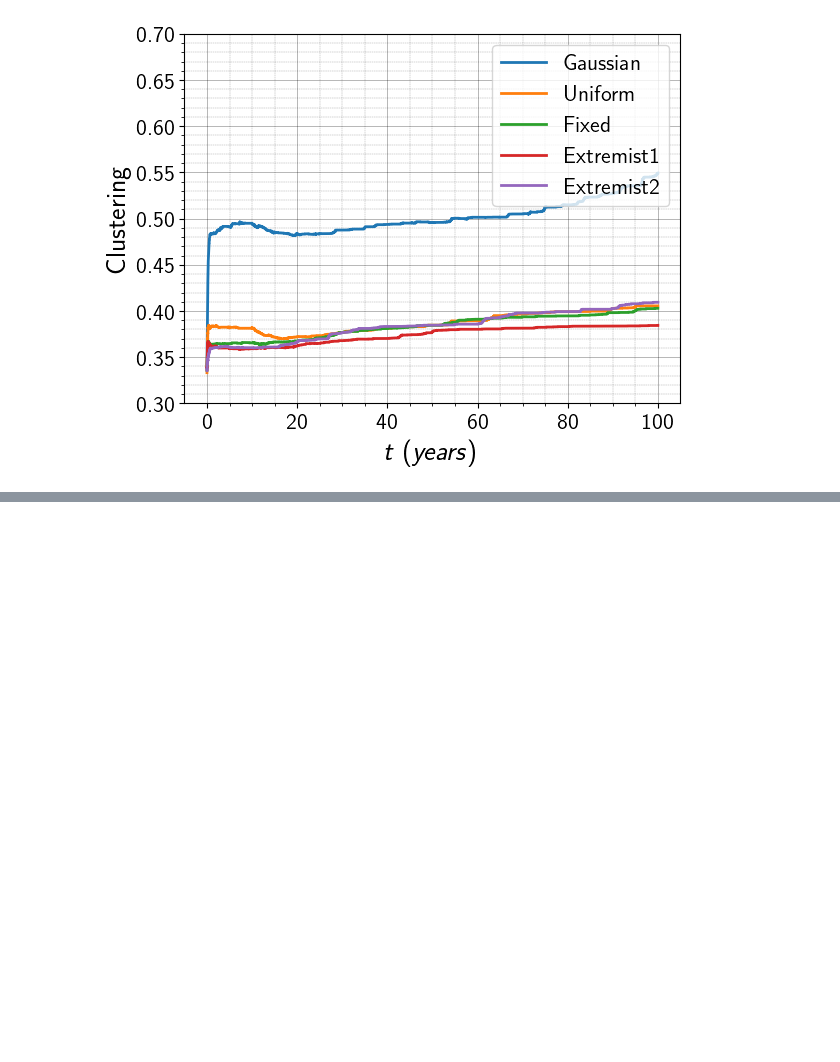
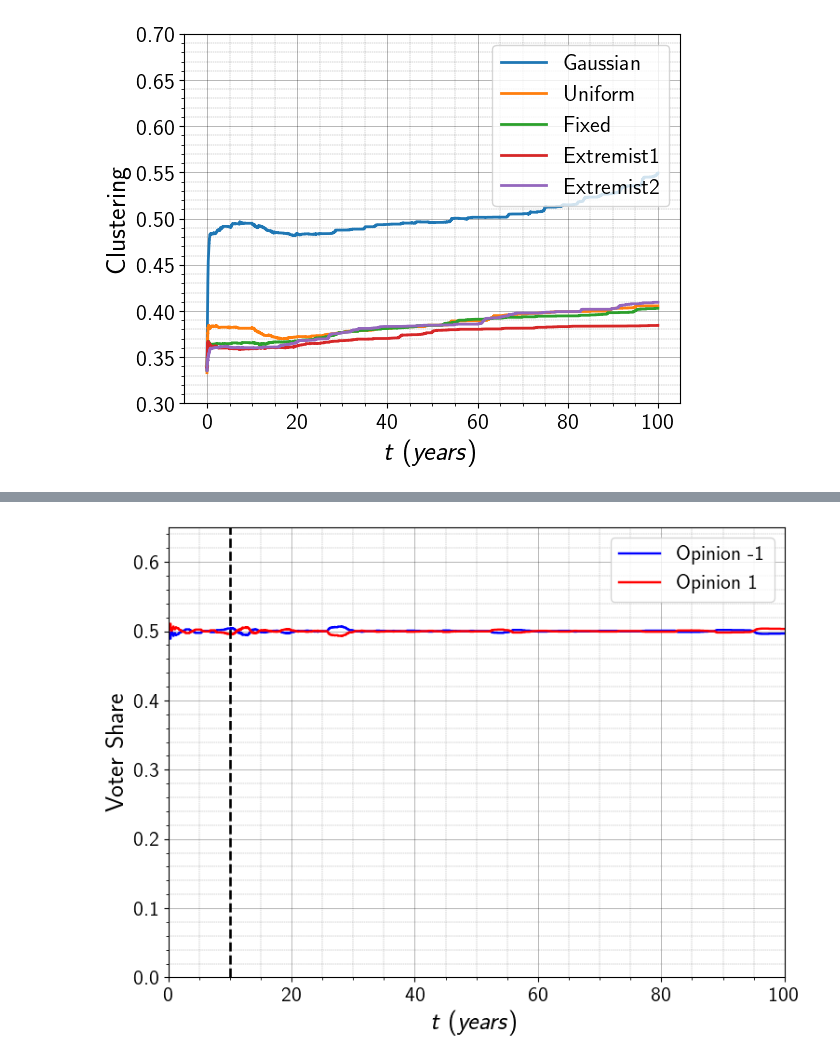
Before and after one commit to m-bur/complex_social_systems, a Jupyter notebook: illustration.ipynb, the cells around one changed output, grey strips where cells are left out. Saved outputs shown, nothing was run; the diff lists cells and outputs as text; code cells hidden in the pictures; blank space fills up the shorter version.

```diff
--- a/illustration.ipynb
+++ b/illustration.ipynb
@@ -182,16 +227,19 @@ plt.savefig("experiment_2/clustering.pdf",bbox_inches="tight")
 # %%
-df1 = pd.read_csv('illustration/consecutive_terms_1.txt', sep=';', header=None)
-df1.iloc[:,1] = df1.iloc[:,1] + 0.4
-df1.iloc[:, :] = df1.iloc[:, :].round()
-df1.iloc[:,0] = df1.iloc[:,0] // (7*4)
-df1 = df1.set_index(df1.columns[0])
-df1 = df1.groupby(df1.index).sum()
-df2 = pd.read_csv('illustration/consecutive_terms_2.txt',sep=';', header=None)
-df2.iloc[:, :] = df2.iloc[:, :].round()
-df2.iloc[:,0] = df2.iloc[:,0] // (7*4)
-df2 = df2.set_index(df2.columns[0])
-df2 = df2.groupby(df2.index).sum()
-df=pd.concat([df1, df2], axis=1).fillna(0)
+df = pd.read_csv('illustration/opinion_trend.txt',sep='\t')
+df = df[['-1','1']]
+df = df.div(df.sum(axis=1), axis=0)
+
+plt.rc('text', usetex=True)
+plt.rc('font', family='sans-serif')  # Use a serif font for LaTeX style
+plt.rc('text.latex', preamble=r'\usepackage{sfmath}')  # Use sans-serif math mode
+plt.rcParams.update({
+    'font.size': 18,  # General font size
+    'axes.titlesize': 20,  # Title font size
+    'axes.labelsize': 20,  # Label font size
+    'legend.fontsize': 16,  # Legend font size
+    'xtick.labelsize': 16,  # x-axis tick font size
+    'ytick.labelsize': 16   # y-axis tick font size
+})
 
 plt.figure(figsize=(8, 6))
 # Iterate over the columns (opinions) in the DataFrame
@@ -199,48 +247,34 @@ for column in df.columns:
     # Assign colors based on the opinion value
     if column == '-1':
         color = 'blue'
     elif column == '1':
         color = 'red'
     else:
         color = 'grey'
 
     # Plot the opinion share over time
     plt.plot(df.index * 5/365, df[column],
                  label=f"Opinion {column}", color=color, linewidth=1.75)
 
 plt.axvline(x=10, color='k', linestyle='--', linewidth=1.9)
 plt.xlim([0, 100])
 plt.ylim([0, 0.65])
 # Label the x-axis (time)
 plt.xlabel(r"$t \; (years)$")
 
 # Label the y-axis (opinion share)
 plt.ylabel(r"Voter Share")
 
 plt.grid()
 plt.minorticks_on()
 
 # Customize the grid
 plt.grid(which='major', color='black', linestyle='-', linewidth=0.5, alpha=0.4)  # Major grid
 plt.grid(which='minor', color='black', linestyle='--', linewidth=0.3, alpha=0.4)  # Minor grid
 # Display the legend
 plt.legend(loc='upper right')
 plt.tight_layout()
-plt.savefig('illustration/voter_share.png')
-
-# Plot the histogram
-plt.figure(figsize=(8, 6))
-plt.bar(df.index+0.2, df.iloc[:,0], width=0.4, color="red", label="Opinion 1", align="center", alpha=0.8)
-plt.bar(df.index-0.2, df.iloc[:,1], width=0.4, color="blue", label="Opinion -1", align="center", alpha=0.8)
-
-# Add titles and labels
-plt.xticks(ticks=range(int(df.index.min()), int(df.index.max())+1))
-plt.yticks(ticks=range(0, 7, 1))
-plt.ylim([0, 6])
-#plt.title("Histogram of consecutive terms")
-plt.xlabel("Number of consecutive terms")
-plt.ylabel("Frequency")
-plt.legend(loc="upper right")
-plt.grid(axis="y", linestyle="-", linewidth=0.5, alpha=0.6)
-# plt.savefig('illustration/consecutive_terms_1.pdf')
-# plt.savefig('illustration/consecutive_terms_1.png')
+# plt.savefig('illustration/voter_share.png')
+# plt.savefig('illustration/voter_share.pdf')
+# %% [output]
+[figure, added]
```
Also changed, not shown: parts of 2 cells of this notebook.
